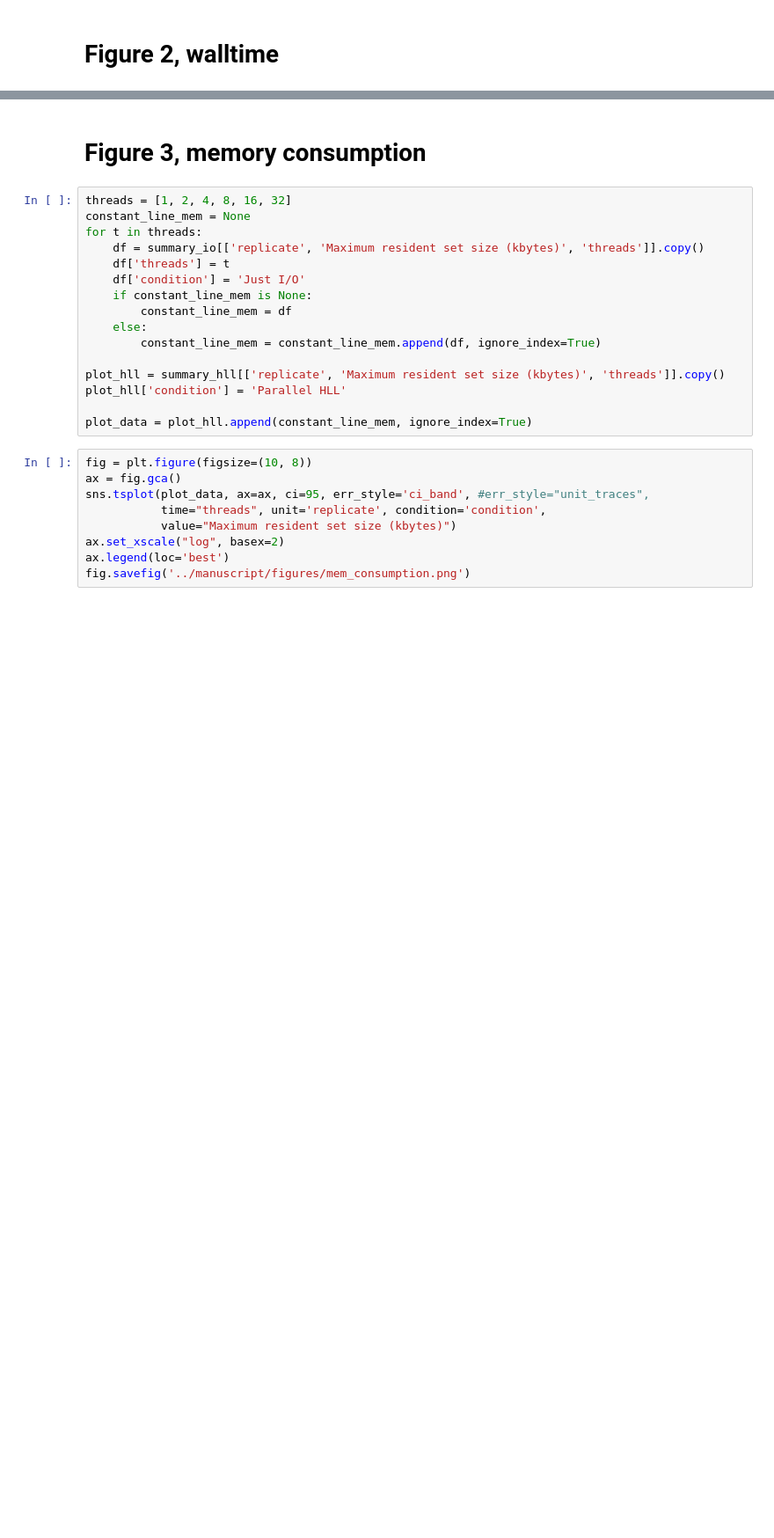
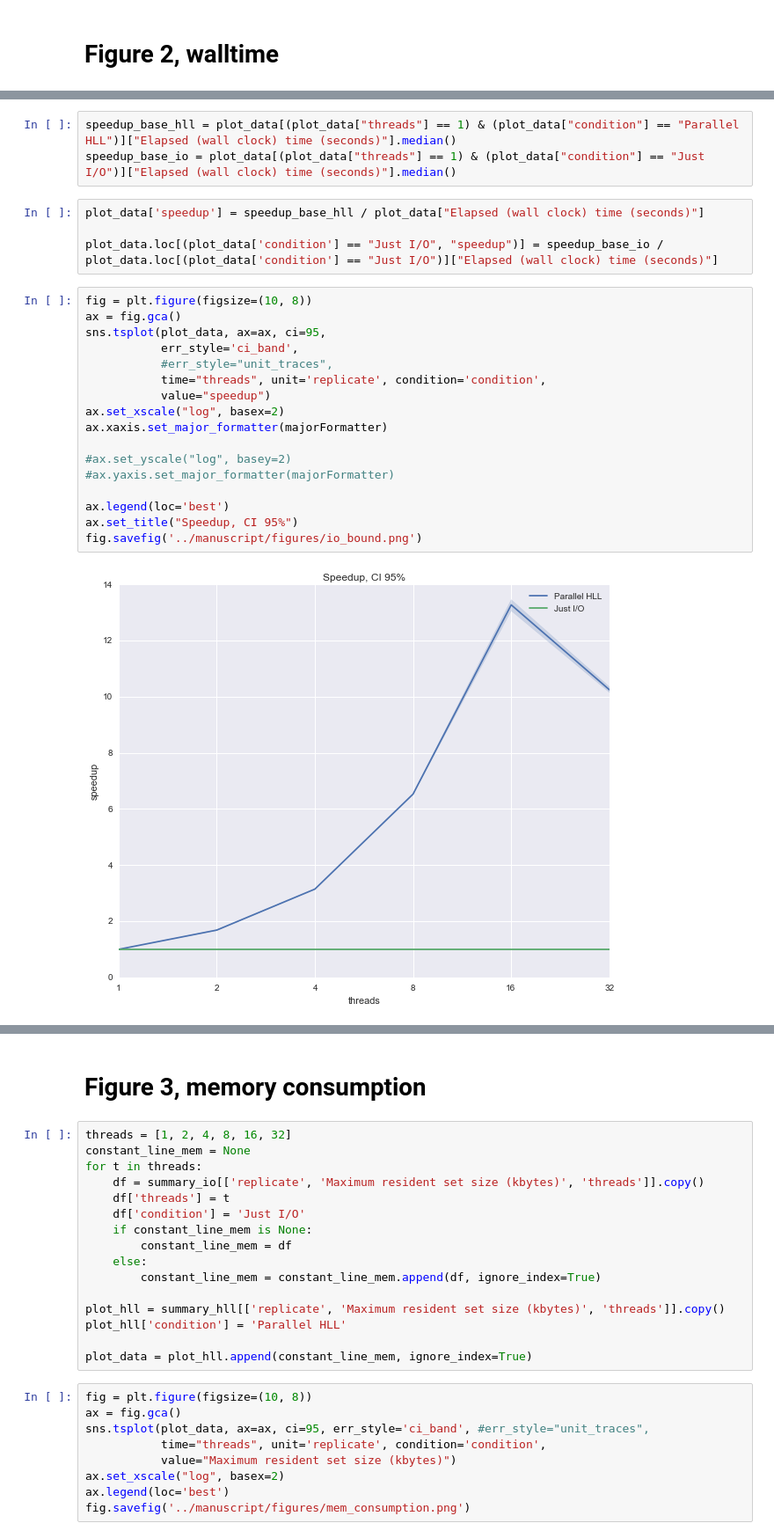
Before and after one commit to luizirber/2014-hll-counter, a Jupyter notebook: notebooks/Figures.ipynb, the cells around one changed output, grey strips where cells are left out. Shown at 88% size. Saved outputs shown, nothing was run; the diff lists cells and outputs as text; blank space fills up the shorter version.

```diff
--- a/notebooks/Figures.ipynb
+++ b/notebooks/Figures.ipynb
@@ -42,3 +55,29 @@ fig.savefig('../manuscript/figures/io_bound.png')
+# %%
+speedup_base_hll = plot_data[(plot_data["threads"] == 1) & (plot_data["condition"] == "Parallel HLL")]["Elapsed (wall clock) time (seconds)"].median()
+speedup_base_io = plot_data[(plot_data["threads"] == 1) & (plot_data["condition"] == "Just I/O")]["Elapsed (wall clock) time (seconds)"].median()
+# %%
+plot_data['speedup'] = speedup_base_hll / plot_data["Elapsed (wall clock) time (seconds)"]
+
+plot_data.loc[(plot_data['condition'] == "Just I/O", "speedup")] = speedup_base_io / plot_data.loc[(plot_data['condition'] == "Just I/O")]["Elapsed (wall clock) time (seconds)"]
+# %%
+fig = plt.figure(figsize=(10, 8))
+ax = fig.gca()
+sns.tsplot(plot_data, ax=ax, ci=95,
+           err_style='ci_band',
+           #err_style="unit_traces",
+           time="threads", unit='replicate', condition='condition',
+           value="speedup")
+ax.set_xscale("log", basex=2)
+ax.xaxis.set_major_formatter(majorFormatter)
+
+#ax.set_yscale("log", basey=2)
+#ax.yaxis.set_major_formatter(majorFormatter)
+
+ax.legend(loc='best')
+ax.set_title("Speedup, CI 95%")
+fig.savefig('../manuscript/figures/io_bound.png')
+# %% [output]
+[figure, added]
 # %%
 summary_io['Elapsed (wall clock) time (seconds)'].describe()
 # %% [output]
```
Also changed, not shown: parts of 12 cells of this notebook.
